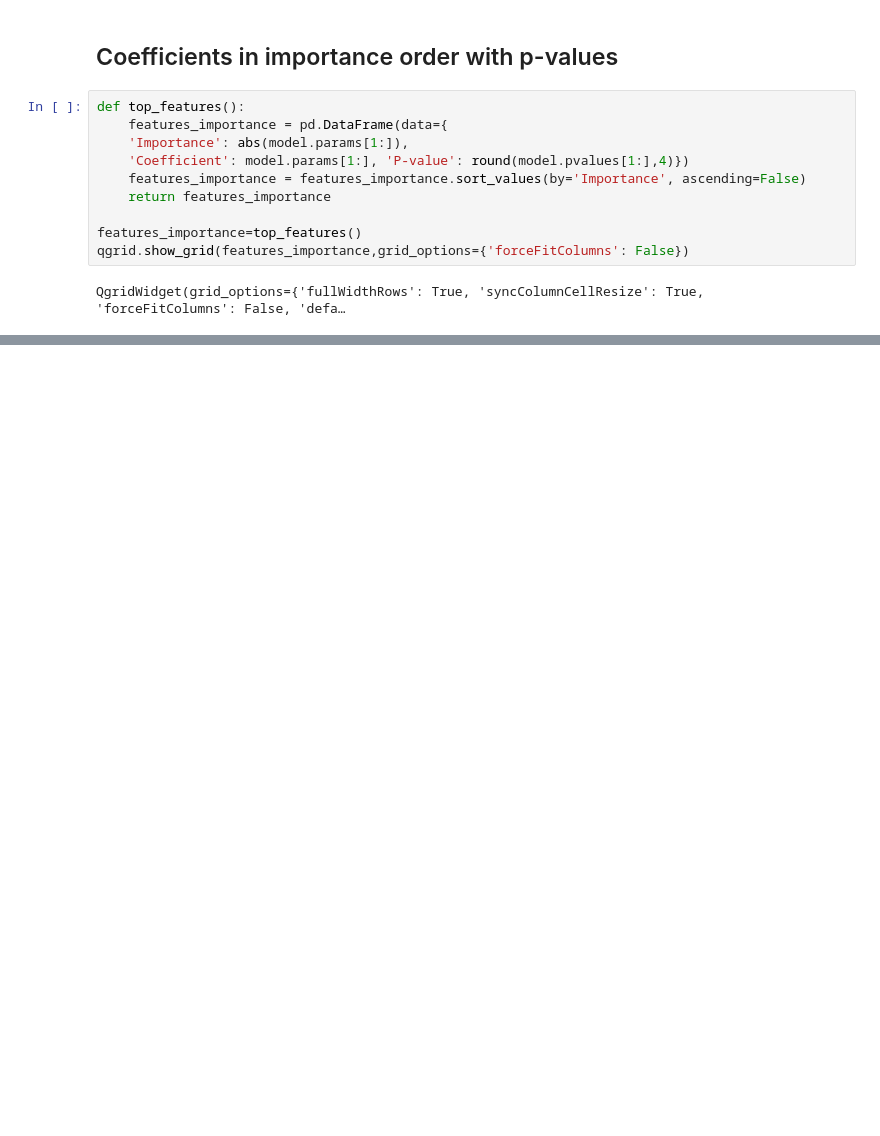
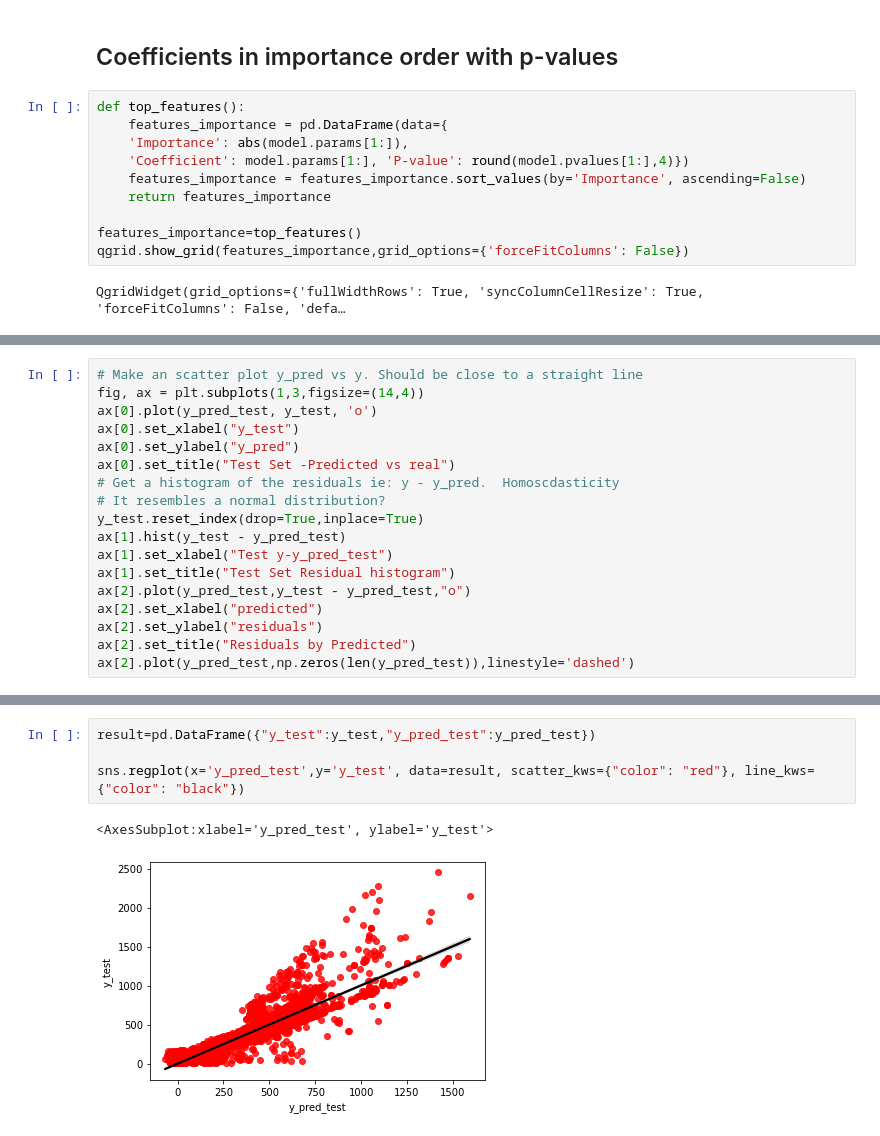
Before and after one commit to reuip/Ironhack-Labs, a Jupyter notebook: Case Studies/Customer Analysis Case Study/Customer Analysis Modelling Lab.ipynb, the cells around one changed output, grey strips where cells are left out. Saved outputs shown, nothing was run; the diff lists cells and outputs as text; blank space fills up the shorter version.

```diff
--- a/Case Studies/Customer Analysis Case Study/Customer Analysis Modelling Lab.ipynb
+++ b/Case Studies/Customer Analysis Case Study/Customer Analysis Modelling Lab.ipynb
@@ -361,0 +416,18 @@ What column to drop?done
+# %%
+# Make an scatter plot y_pred vs y. Should be close to a straight line
+fig, ax = plt.subplots(1,3,figsize=(14,4))
+ax[0].plot(y_pred_test, y_test, 'o')
+ax[0].set_xlabel("y_test")
+ax[0].set_ylabel("y_pred")
+ax[0].set_title("Test Set -Predicted vs real")
+# Get a histogram of the residuals ie: y - y_pred.  Homoscdasticity
+# It resembles a normal distribution?
+y_test.reset_index(drop=True,inplace=True)
+ax[1].hist(y_test - y_pred_test)
+ax[1].set_xlabel("Test y-y_pred_test")
+ax[1].set_title("Test Set Residual histogram")
+ax[2].plot(y_pred_test,y_test - y_pred_test,"o")
+ax[2].set_xlabel("predicted")
+ax[2].set_ylabel("residuals")
+ax[2].set_title("Residuals by Predicted")
+ax[2].plot(y_pred_test,np.zeros(len(y_pred_test)),linestyle='dashed')
@@ -361,0 +437,7 @@ What column to drop?done
+# %%
+result=pd.DataFrame({"y_test":y_test,"y_pred_test":y_pred_test})
+
+sns.regplot(x='y_pred_test',y='y_test', data=result, scatter_kws={"color": "red"}, line_kws={"color": "black"})
+# %% [output]
+<AxesSubplot:xlabel='y_pred_test', ylabel='y_test'>
+[figure, added]
```
Also changed, not shown: parts of 13 cells of this notebook, 1 other file.
